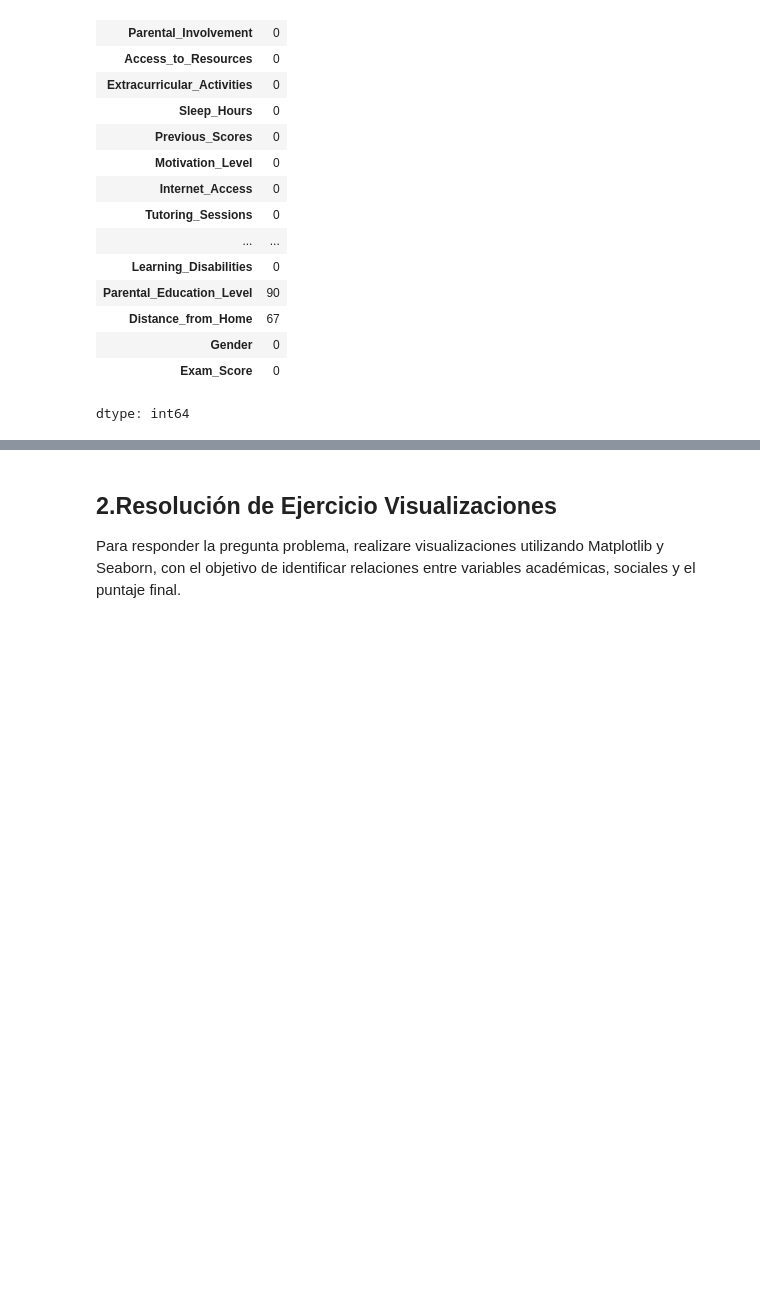
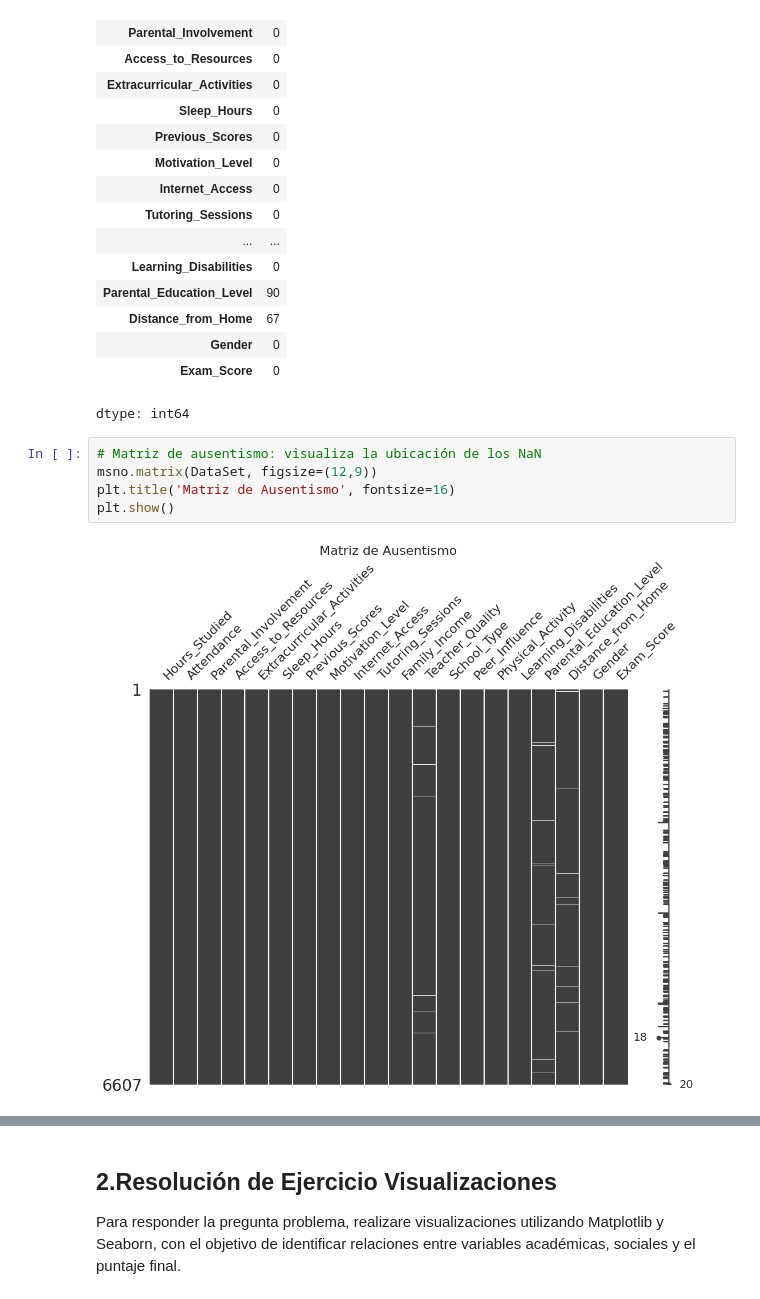
Before and after one commit to aby0202/Data-Science-Coder---Ya-ez-Agustina, a Jupyter notebook: ProyectoDSParteI_Yañez.ipynb, the cells around one changed output, grey strips where cells are left out. Saved outputs shown, nothing was run; the diff lists cells and outputs as text; blank space fills up the shorter version.

```diff
--- a/ProyectoDSParteI_Yañez.ipynb
+++ b/ProyectoDSParteI_Yañez.ipynb
@@ -130,5 +205,12 @@ DataSet.isnull().sum()
 | Gender | 0 |
 | Exam_Score | 0 |
 dtype: int64
+# %%
+# Matriz de ausentismo: visualiza la ubicación de los NaN
+msno.matrix(DataSet, figsize=(12,9))
+plt.title('Matriz de Ausentismo', fontsize=16)
+plt.show()
+# %% [output]
+[figure, added]
 # %%
 #Completo los datos nulos de la variable a usar de Distance_from_Home usando la moda. Parental_Education_Level y Teacher_Quality no son las principales variables a usar, pero de igual forma las corrijo.
```
Also changed, not shown: parts of 16 cells of this notebook.
